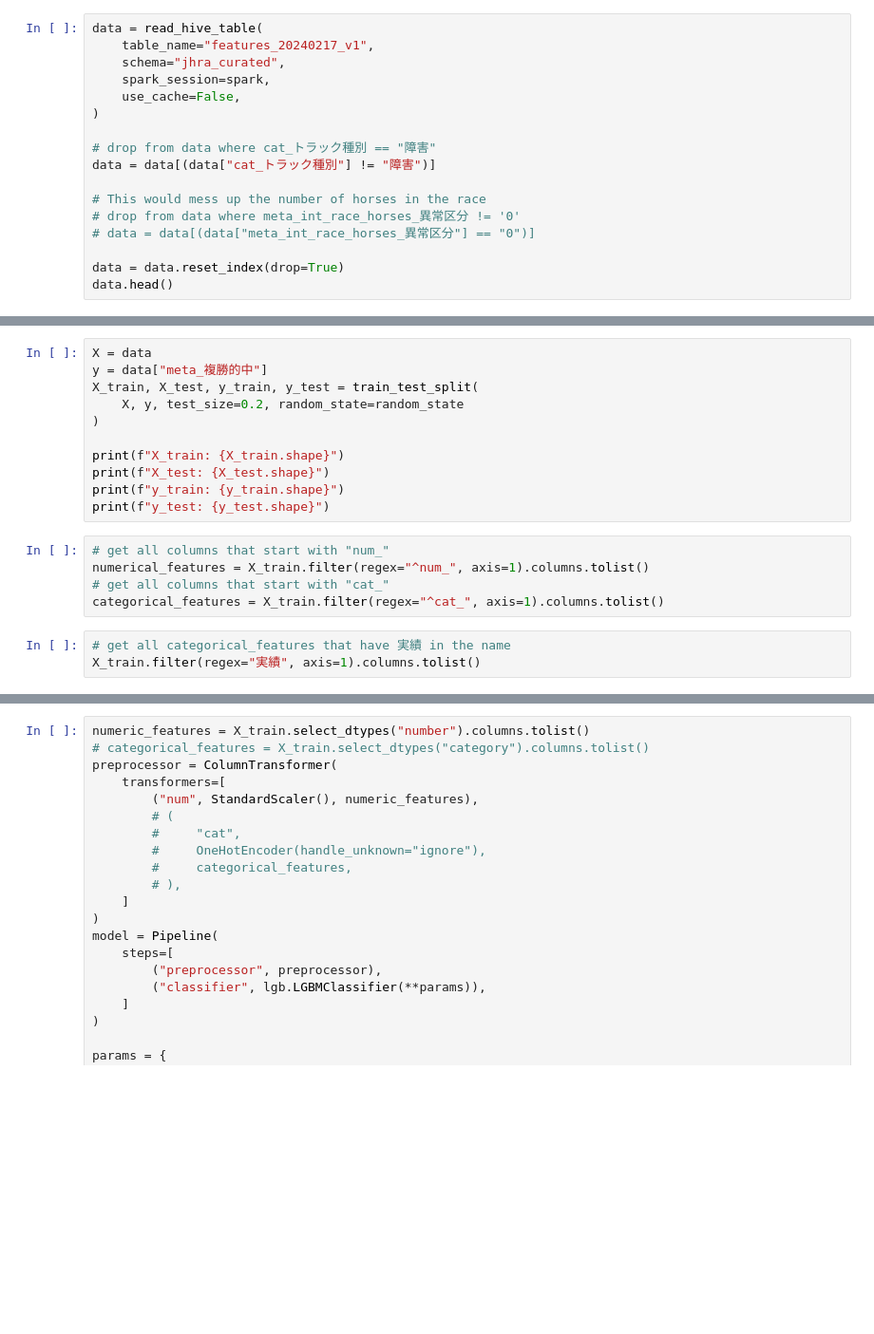
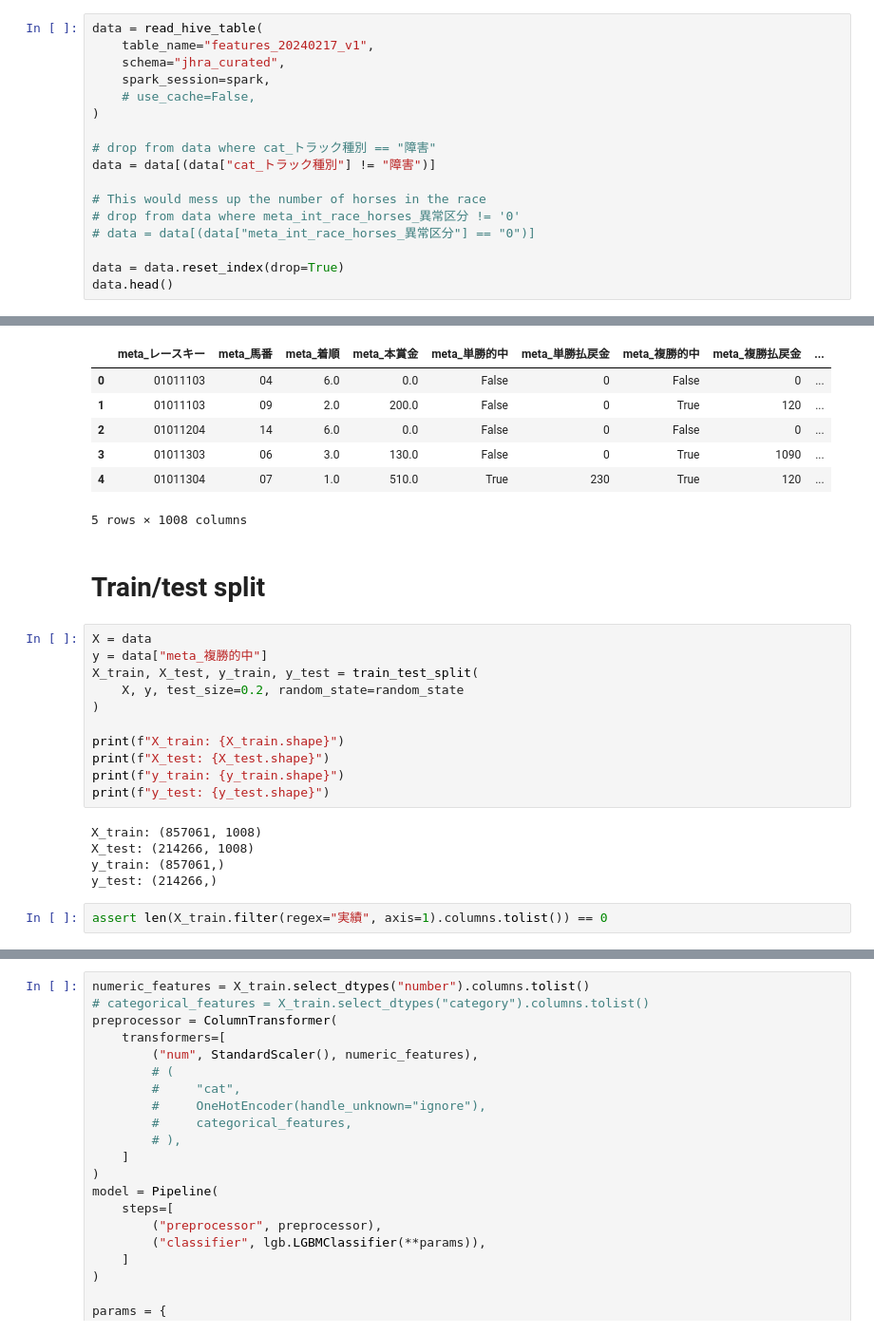
Before and after one commit to hankehly/JapanHorseRaceAnalytics, a Jupyter notebook: notebooks/2024-02/20240223_rfe.ipynb, the cells around one changed output, grey strips where cells are left out. Shown at 95% size. Cells and saved outputs as stored; diff of their text form; blank space fills up the shorter version.

Commit message:
Update feature names

```diff
--- a/notebooks/2024-02/20240223_rfe.ipynb
+++ b/notebooks/2024-02/20240223_rfe.ipynb
@@ -67,7 +82,7 @@ data = read_hive_table(
     table_name="features_20240217_v1",
     schema="jhra_curated",
     spark_session=spark,
-    use_cache=False,
+    # use_cache=False,
 )
 
 # drop from data where cat_トラック種別 == "障害"
@@ -79,3 +94,4 @@ data = data[(data["cat_トラック種別"] != "障害")]
 
 data = data.reset_index(drop=True)
 data.head()
+# %% [output]
@@ -82,3 +105,12 @@ data.head()
+|  | meta_レースキー | meta_馬番 | meta_着順 | meta_本賞金 | meta_単勝的中 | meta_単勝払戻金 | meta_複勝的中 | meta_複勝払戻金 | ... |
+| 0 | 01011103 | 04 | 6.0 | 0.0 | False | 0 | False | 0 | ... |
+| 1 | 01011103 | 09 | 2.0 | 200.0 | False | 0 | True | 120 | ... |
+| 2 | 01011204 | 14 | 6.0 | 0.0 | False | 0 | False | 0 | ... |
+| 3 | 01011303 | 06 | 3.0 | 130.0 | False | 0 | True | 1090 | ... |
+| 4 | 01011304 | 07 | 1.0 | 510.0 | True | 230 | True | 120 | ... |
+5 rows × 1008 columns
+# %% [markdown]
+# Train/test split
 # %%
 X = data
 y = data["meta_複勝的中"]
@@ -90,11 +122,10 @@ print(f"X_train: {X_train.shape}")
 print(f"X_test: {X_test.shape}")
 print(f"y_train: {y_train.shape}")
 print(f"y_test: {y_test.shape}")
+# %% [output]
+X_train: (857061, 1008)
+X_test: (214266, 1008)
+y_train: (857061,)
+y_test: (214266,)
-# %%
-# get all columns that start with "num_"
-numerical_features = X_train.filter(regex="^num_", axis=1).columns.tolist()
-# get all columns that start with "cat_"
-categorical_features = X_train.filter(regex="^cat_", axis=1).columns.tolist()
 # %%
-# get all categorical_features that have 実績 in the name
-X_train.filter(regex="実績", axis=1).columns.tolist()
+assert len(X_train.filter(regex="実績", axis=1).columns.tolist()) == 0
```
Also changed, not shown: parts of 12 cells of this notebook, 1 other file.
